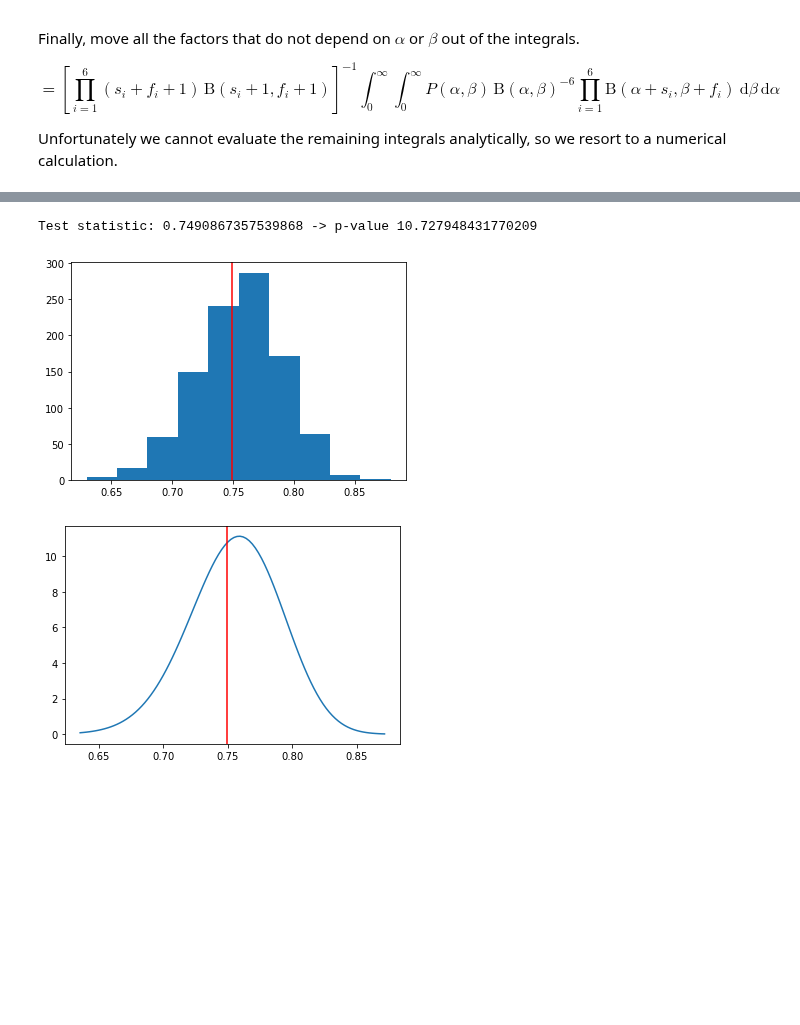
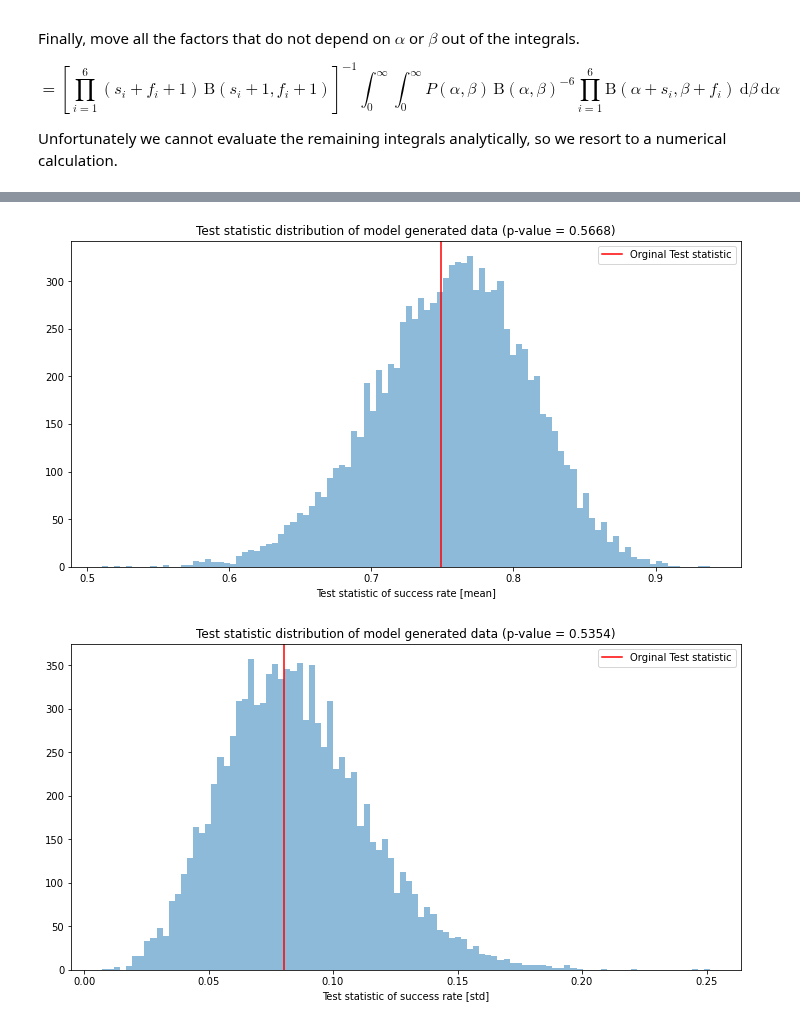
Before and after one commit to Inventrohyder/cs146, a Jupyter notebook: Assignments/assignment-4/notebook.ipynb, the cells around one changed output, grey strips where cells are left out. Drawn from its saved outputs; the diff is of its cells as text; code cells hidden in the pictures; blank space fills up the shorter version.

Commit message:
✨ feat: generate test statistics

```diff
--- a/Assignments/assignment-4/notebook.ipynb
+++ b/Assignments/assignment-4/notebook.ipynb
@@ -251,0 +137,36 @@ def test(a: int, b: int, data: list, size: int = 1000):
+# %%
+def gen_samples(a:int, b:int, sample_size:int=10_000, orig_data=data_control):
+    totals: np.array = orig_data[0]+orig_data[1]
+
+    # Generate posterior probabilities of success
+    model = beta(a, b)
+    p_samples: np.array = model.rvs(size=sample_size)
+
+    # Generate the data based on the theta values calculated
+    samples = binom.rvs(totals, p_samples.reshape(-1, 1))
+    return samples
+# %%
+def test_plot(
+    a: int, b: int, orig_data: np.array = data_control,
+    sample_size:int=10_000, func=np.std
+):
+    """
+    Generates a plot of when a test statistic is applied on generated data from
+    the model
+
+    :param orig_data: The original data that provides the total points per study
+    :param func: The test statistic function to apply
+    """
+    samples: np.array = gen_samples(a=a, b=b, sample_size=sample_size, orig_data=orig_data)
+    totals: np.array = orig_data[0] + orig_data[1]
+    test_statistic_data: np.array = func(samples/totals, axis=1)
+
+    plt.figure(figsize=(12, 6))
+    plt.hist(test_statistic_data, alpha=0.5, bins=100)
+    original_test_statistic = func(orig_data[0]/totals)
+    plt.axvline(original_test_statistic, color='red', label="Orginal Test statistic")
+    plt.xlabel(f'Test statistic of success rate [{func.__name__}]')
+    plt.title(
+        f'Test statistic distribution of model generated data (p-value = {np.mean(test_statistic_data>original_test_statistic)})'
+    )
+    plt.legend()
@@ -252,6 +177,8 @@ def test(a: int, b: int, data: list, size: int = 1000):
+# %%
+test_plot(108, 35, orig_data=data_treatment,func=np.mean)
+# %% [output]
+[figure, added]
 # %%
-test(108, 35, data_treatment)
+test_plot(108, 35, orig_data=data_treatment)
 # %% [output]
-Test statistic: 0.7490867357539868 -> p-value 10.727948431770209
-[figure, old version]
+[figure, new version]
-[figure, removed]
```
Also changed, not shown: parts of 23 cells of this notebook.
